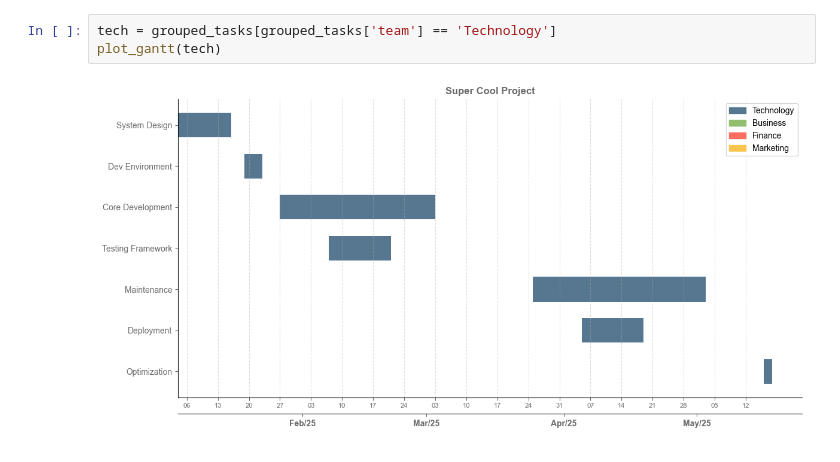
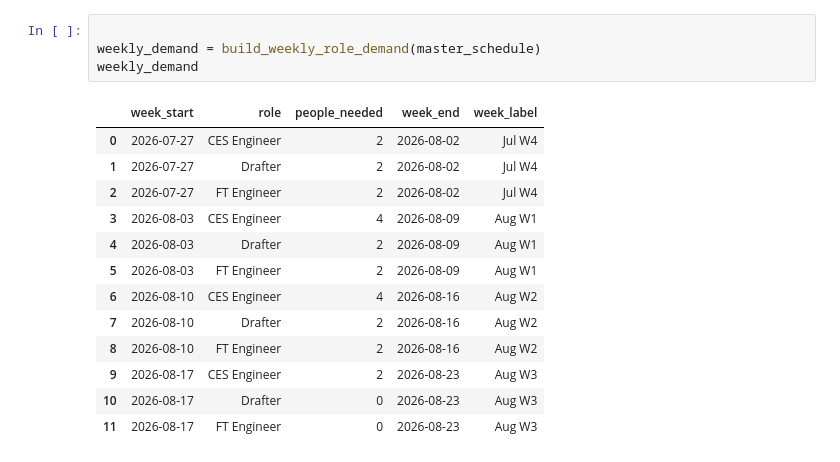
Before and after one commit to wirabinz/gantt-plotter, a Jupyter notebook: testing.ipynb, the cells around one changed output. Drawn from its saved outputs; the diff is of its cells as text.

```diff
--- a/testing.ipynb
+++ b/testing.ipynb
@@ -72,5 +72,18 @@ plot_gantt(tech)
-# %%
-tech = grouped_tasks[grouped_tasks['team'] == 'Technology']
-plot_gantt(tech)
-# %% [output]
-[figure, removed]
+# %%
+
+weekly_demand = build_weekly_role_demand(master_schedule)
+weekly_demand
+# %% [output]
+|  | week_start | role | people_needed | week_end | week_label |
+| 0 | 2026-07-27 | CES Engineer | 2 | 2026-08-02 | Jul W4 |
+| 1 | 2026-07-27 | Drafter | 2 | 2026-08-02 | Jul W4 |
+| 2 | 2026-07-27 | FT Engineer | 2 | 2026-08-02 | Jul W4 |
+| 3 | 2026-08-03 | CES Engineer | 4 | 2026-08-09 | Aug W1 |
+| 4 | 2026-08-03 | Drafter | 2 | 2026-08-09 | Aug W1 |
+| 5 | 2026-08-03 | FT Engineer | 2 | 2026-08-09 | Aug W1 |
+| 6 | 2026-08-10 | CES Engineer | 4 | 2026-08-16 | Aug W2 |
+| 7 | 2026-08-10 | Drafter | 2 | 2026-08-16 | Aug W2 |
+| 8 | 2026-08-10 | FT Engineer | 2 | 2026-08-16 | Aug W2 |
+| 9 | 2026-08-17 | CES Engineer | 2 | 2026-08-23 | Aug W3 |
+| 10 | 2026-08-17 | Drafter | 0 | 2026-08-23 | Aug W3 |
+| 11 | 2026-08-17 | FT Engineer | 0 | 2026-08-23 | Aug W3 |
```
Also changed, not shown: parts of 9 cells of this notebook.
